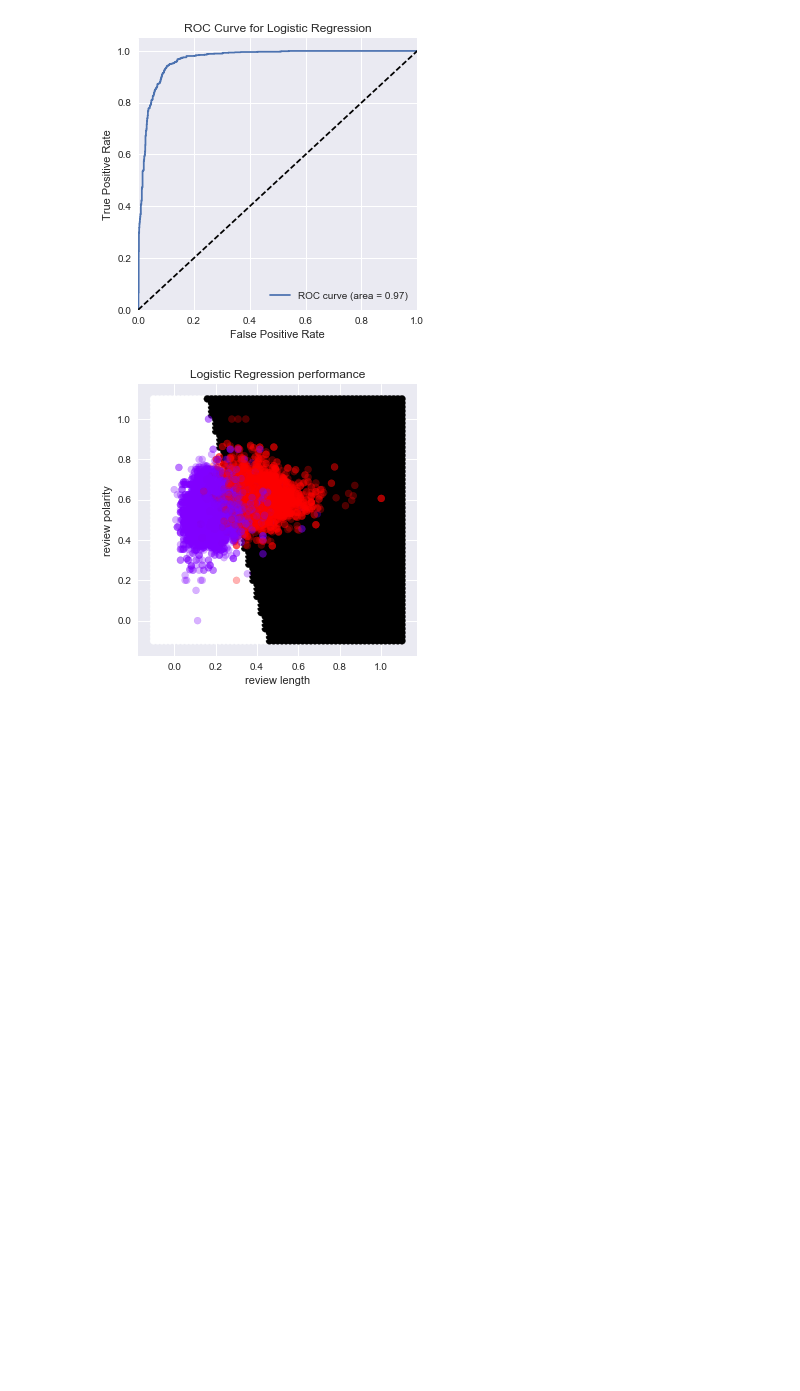
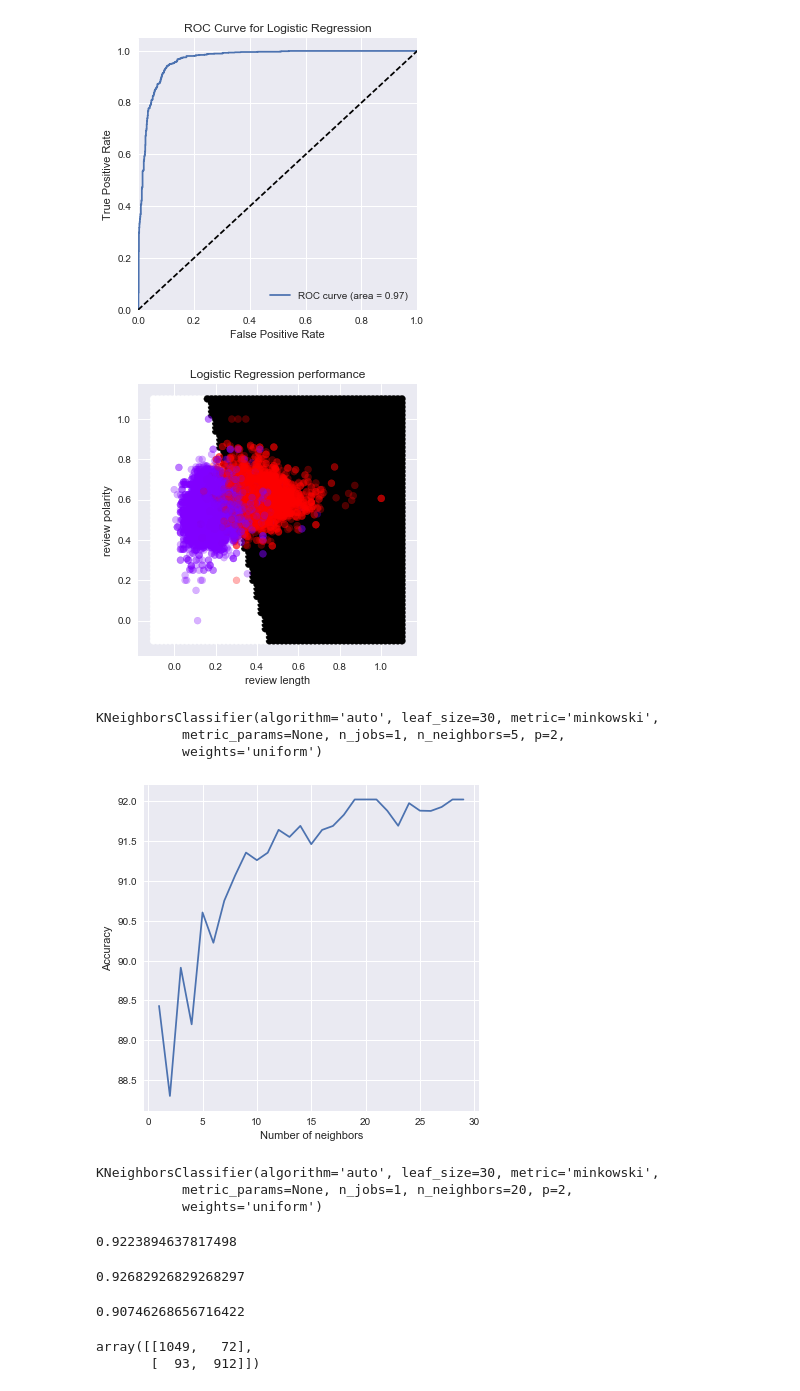
Before and after one commit to pavlafuxova/TFM, a Jupyter notebook: length_polarity_classifier.ipynb, the cells around one changed output. Drawn from its saved outputs; the diff is of its cells as text; code cells hidden in the pictures; blank space fills up the shorter version.

Commit message:
including KNN and Random Forest classifiers

```diff
--- a/length_polarity_classifier.ipynb
+++ b/length_polarity_classifier.ipynb
@@ -271,0 +276,10 @@ plt.show()
+# %%
+clf_knn = KNeighborsClassifier()
+# %%
+X_train, X_test,y_train,y_test = train_test_split(X,y,test_size = 0.2,random_state = 42)
+# %%
+clf_knn.fit(X_train,y_train)
+# %% [output]
+KNeighborsClassifier(algorithm='auto', leaf_size=30, metric='minkowski',
+           metric_params=None, n_jobs=1, n_neighbors=5, p=2,
+           weights='uniform')
@@ -271,0 +288,15 @@ plt.show()
+# %%
+acc_list=[]
+for n in range(1,30):
+    clf_knn = KNeighborsClassifier(n_neighbors=n)
+    clf_knn.fit(X_train,y_train)
+    mean_acc = np.mean(cross_val_score(clf_knn,X_test,y_test,cv=50))*100
+    acc_list.append(mean_acc)
+# %%
+plt.figure(figsize=(6,6))
+plt.plot(range(1,30),acc_list)
+plt.xlabel('Number of neighbors')
+plt.ylabel('Accuracy')
+plt.show()
+# %% [output]
+[figure, added]
@@ -271,0 +305,23 @@ plt.show()
+# %%
+clf_knn.fit(X_train,y_train)
+# %% [output]
+KNeighborsClassifier(algorithm='auto', leaf_size=30, metric='minkowski',
+           metric_params=None, n_jobs=1, n_neighbors=20, p=2,
+           weights='uniform')
+# %%
+accuracy_score(clf_knn.predict(X_test),y_test)
+# %% [output]
+0.9223894637817498
+# %%
+precision_score(clf_knn.predict(X_test),y_test)
+# %% [output]
+0.92682926829268297
+# %%
+recall_score(clf_knn.predict(X_test),y_test)
+# %% [output]
+0.90746268656716422
+# %%
+confusion_matrix(clf_knn.predict(X_test),y_test)
+# %% [output]
+array([[1049,   72],
+       [  93,  912]])
```
Also changed, not shown: parts of 19 cells of this notebook.
